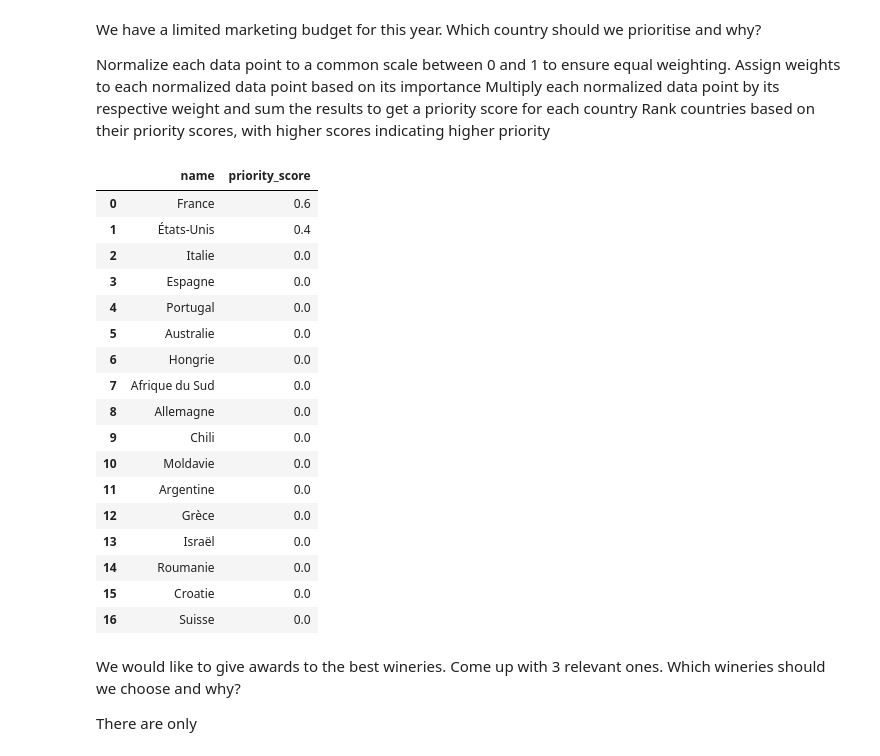
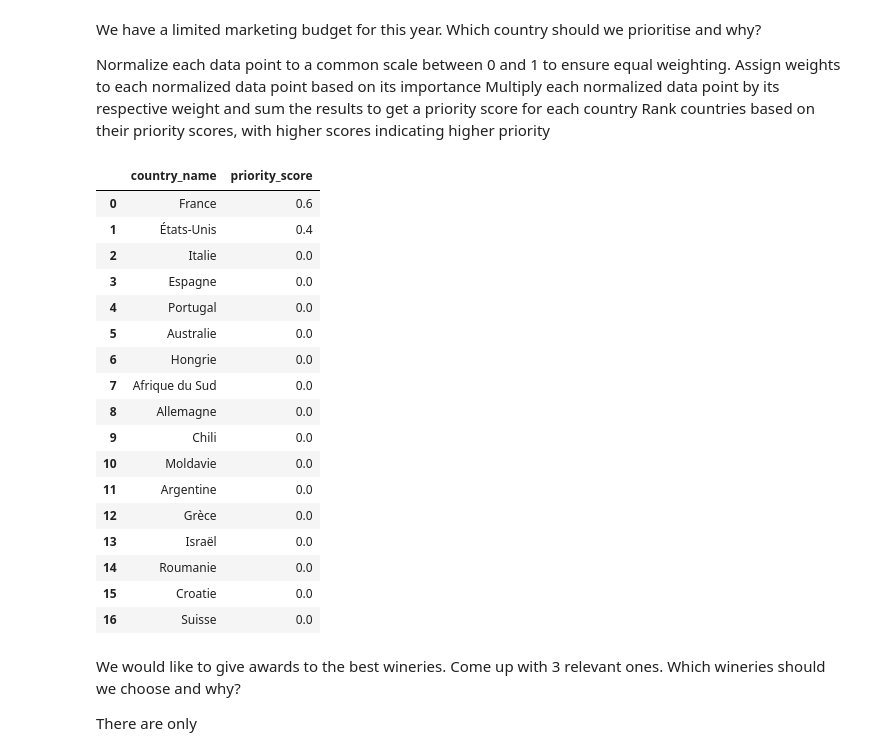
Before and after one commit to MahakBehl/wine-market-analysis, a Jupyter notebook: data_analysis.ipynb, the cells around one changed output. Cells and saved outputs as stored; diff of their text form; code cells hidden in the pictures.

```diff
--- a/data_analysis.ipynb
+++ b/data_analysis.ipynb
@@ -48,29 +48,29 @@ Rank countries based on their priority scores, with higher scores indicating hig
 # %%
 country_prioritise = """WITH max_values AS (
                     SELECT
                         MAX(users_count) AS max_users,
                         MAX(regions_count) AS max_regions,
                         MAX(wines_count) AS max_wines,
                         MAX(wineries_count) AS max_wineries
                     FROM
                         countries
                 )
                 SELECT
-                    name,
+                    name as country_name,
                     ((regions_count / max_regions) * 0.1) +
                     ((users_count / max_users) * 0.4) +
                     ((wines_count / max_wines) * 0.3) +
                     ((wineries_count / max_wineries) * 0.2) AS priority_score
                 FROM
                     countries,
                     max_values
                 ORDER BY
                     priority_score DESC;"""
 
 country_prioritise_df = pd.read_sql_query(country_prioritise,connexion)
 country_prioritise_df
 # %% [output]
-|  | name | priority_score |
+|  | country_name | priority_score |
 | 0 | France | 0.6 |
 | 1 | États-Unis | 0.4 |
 | 2 | Italie | 0.0 |
```
